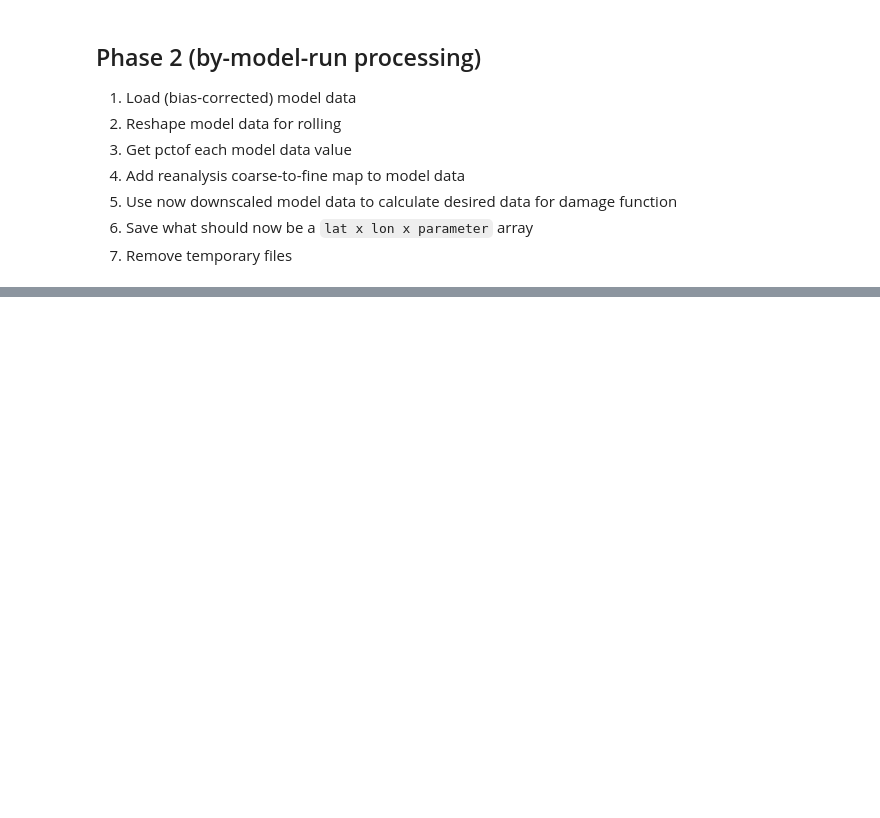
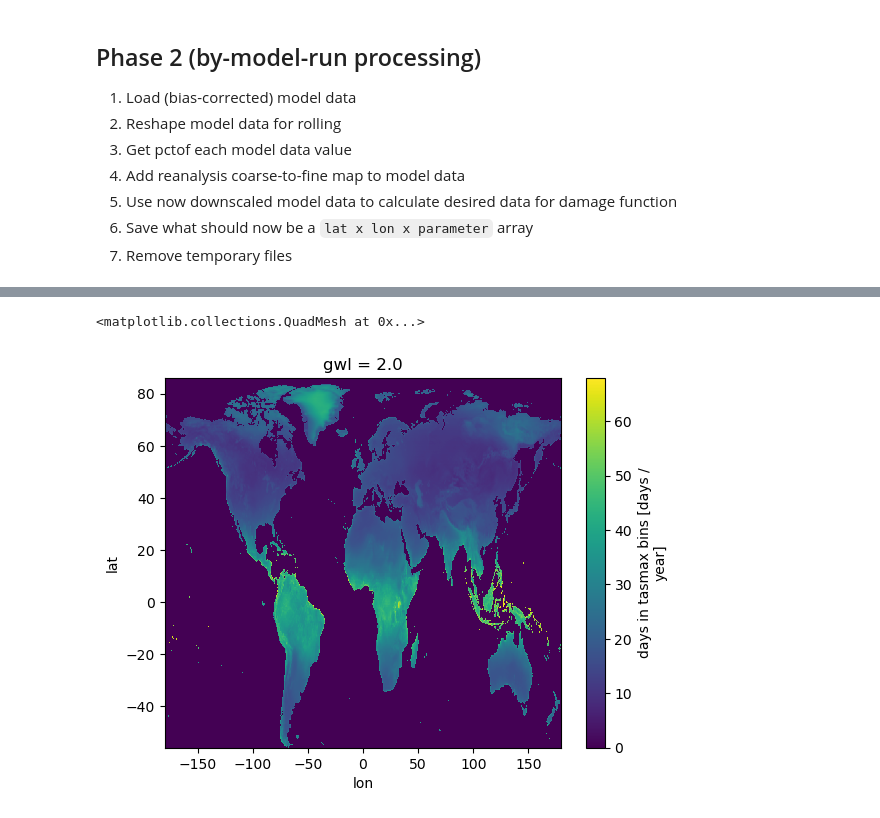
Before and after one commit to ks905383/bcd_me, a Jupyter notebook: code/downscale_qplad.ipynb, the cells around one changed output, grey strips where cells are left out. Drawn from its saved outputs; the diff is of its cells as text; code cells hidden in the pictures; blank space fills up the shorter version.

```diff
--- a/code/downscale_qplad.ipynb
+++ b/code/downscale_qplad.ipynb
@@ -573,0 +547,5 @@ Using GWLs 0.61, 1.0, 1.5, 2.0, 2.5
+# %%
+a.sel(gwl=2).std('bin').tasmaxbinF.plot()
+# %% [output]
+<matplotlib.collections.QuadMesh at 0x...>
+[figure, added]
```
Also changed, not shown: parts of 13 cells of this notebook, 9 other files.
